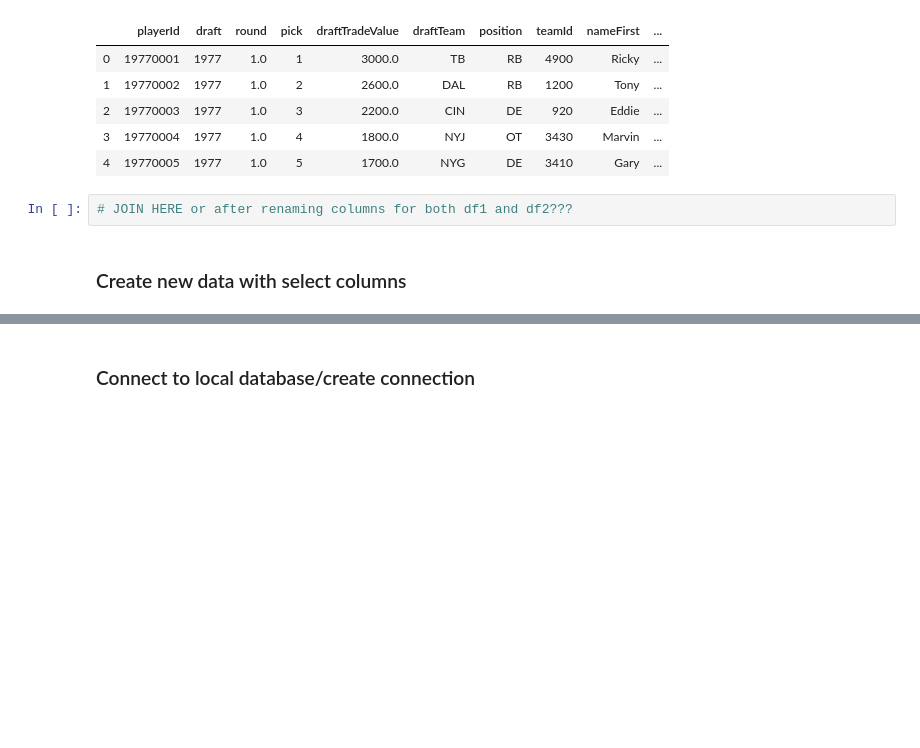
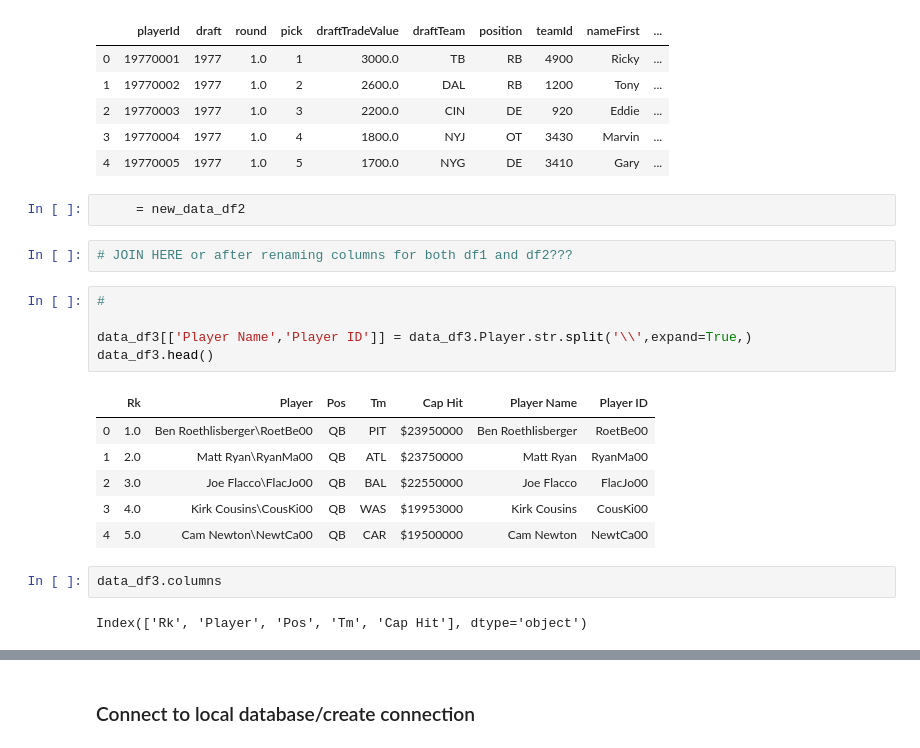
Before and after one commit to paholland/ETL_Project, a Jupyter notebook: Team_ETL.ipynb, the cells around one changed output, grey strips where cells are left out. Saved outputs shown, nothing was run; the diff lists cells and outputs as text; blank space fills up the shorter version.

```diff
--- a/Team_ETL.ipynb
+++ b/Team_ETL.ipynb
@@ -151,7 +165,23 @@ new_data_df2.head()
 | 2 | 19770003 | 1977 | 1.0 | 3 | 2200.0 | CIN | DE | 920 | Eddie | ... |
 | 3 | 19770004 | 1977 | 1.0 | 4 | 1800.0 | NYJ | OT | 3430 | Marvin | ... |
 | 4 | 19770005 | 1977 | 1.0 | 5 | 1700.0 | NYG | DE | 3410 | Gary | ... |
+# %%
+     = new_data_df2
 # %%
 # JOIN HERE or after renaming columns for both df1 and df2???
-# %% [markdown]
-### Create new data with select columns
+# %%
+#
+
+data_df3[['Player Name','Player ID']] = data_df3.Player.str.split('\\',expand=True,)
+data_df3.head()
+# %% [output]
+|  | Rk | Player | Pos | Tm | Cap Hit | Player Name | Player ID |
+| 0 | 1.0 | Ben Roethlisberger\RoetBe00 | QB | PIT | $23950000 | Ben Roethlisberger | RoetBe00 |
+| 1 | 2.0 | Matt Ryan\RyanMa00 | QB | ATL | $23750000 | Matt Ryan | RyanMa00 |
+| 2 | 3.0 | Joe Flacco\FlacJo00 | QB | BAL | $22550000 | Joe Flacco | FlacJo00 |
+| 3 | 4.0 | Kirk Cousins\CousKi00 | QB | WAS | $19953000 | Kirk Cousins | CousKi00 |
+| 4 | 5.0 | Cam Newton\NewtCa00 | QB | CAR | $19500000 | Cam Newton | NewtCa00 |
+# %%
+data_df3.columns
+# %% [output]
+Index(['Rk', 'Player', 'Pos', 'Tm', 'Cap Hit'], dtype='object')
```
Also changed, not shown: parts of 14 cells of this notebook.
